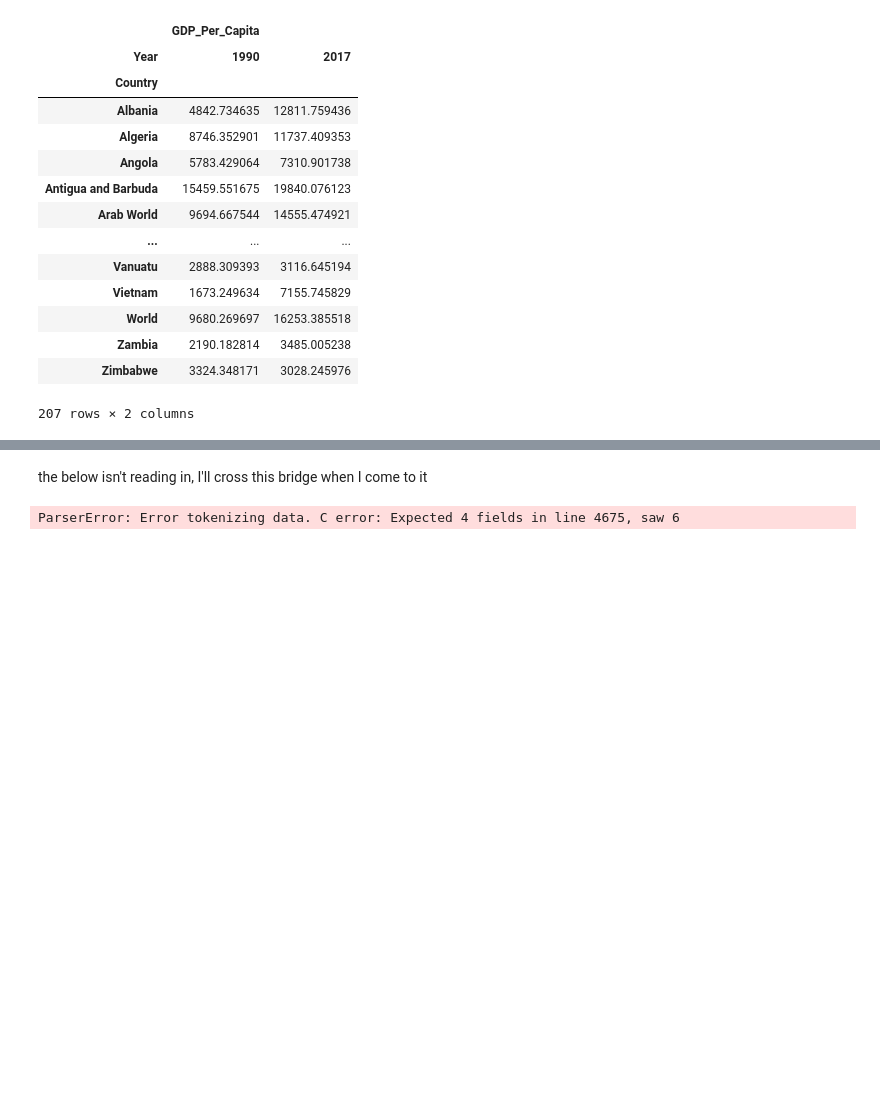
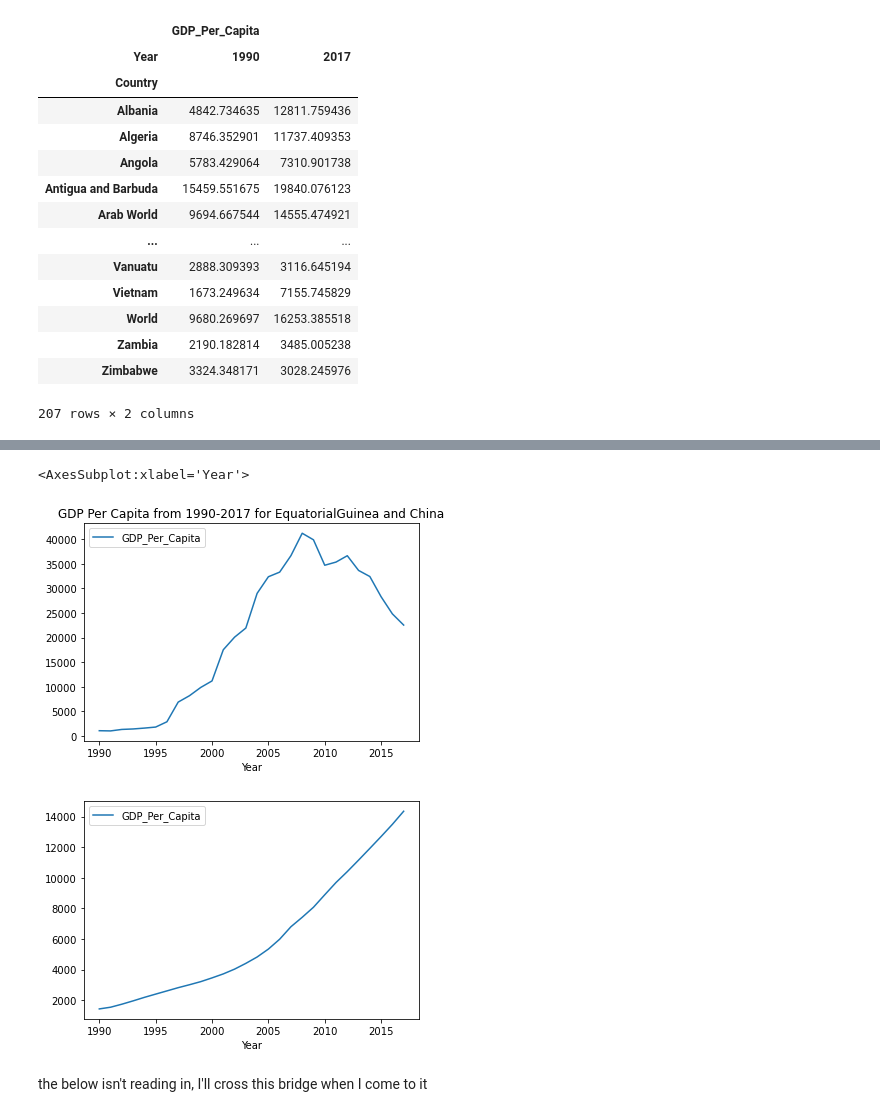
Before and after one commit to nss-data-science-cohort-5/un_exploration-jcrando, a Jupyter notebook: notebooks/un_exploration-.ipynb, the cells around one changed output, grey strips where cells are left out. Cells and saved outputs as stored; diff of their text form; code cells hidden in the pictures; blank space fills up the shorter version.

```diff
--- a/notebooks/un_exploration-.ipynb
+++ b/notebooks/un_exploration-.ipynb
@@ -301,7 +449,12 @@ See the caveats in the documentation: https://pandas.pydata.org/pandas-docs/stab
+# %%
+Equatorial_Guinea_gdp.plot(x= 'Year', y= 'GDP_Per_Capita', kind='line', title= 'GDP Per Capita from 1990-2017 for EquatorialGuinea and China')
+China_gdp.plot(x= 'Year', y= 'GDP_Per_Capita', kind='line')
+# %% [output]
+<AxesSubplot:xlabel='Year'>
+[figure, added]
+[figure, added]
 # %% [markdown]
 the below isn't reading in, I'll cross this bridge when I come to it
 # %%
-pd.read_csv('C:/Users/jcran/Documents/data_science/un_exploration-jcrando/data/internet_use.csv.csv')
+continents= pd.read_csv('C:/Users/jcran/Documents/data_science/un_exploration-jcrando/data/continents.csv')
-# %% [output]
-ParserError: Error tokenizing data. C error: Expected 4 fields in line 4675, saw 6
 # %%
```
Also changed, not shown: parts of 22 cells of this notebook.
